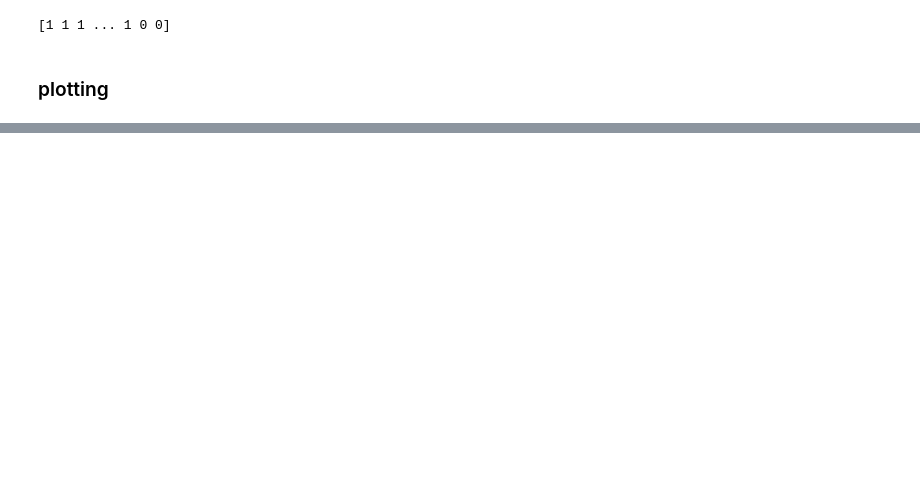
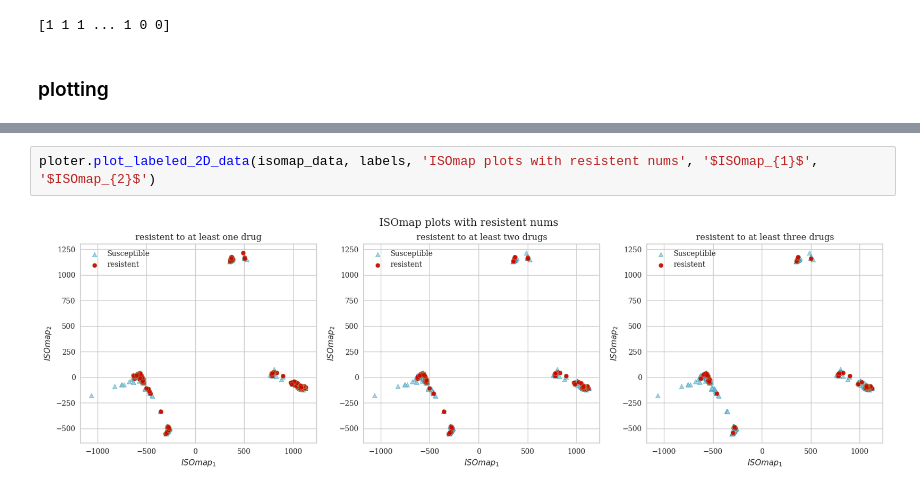
Before and after one commit to BigMasonFang/tb-project, a Jupyter notebook: 0720.ipynb, the cells around one changed output, grey strips where cells are left out. Cells and saved outputs as stored; diff of their text form; blank space fills up the shorter version.

```diff
--- a/0720.ipynb
+++ b/0720.ipynb
@@ -327,0 +109,4 @@ NameError: name 'MiniBatchKMeans' is not defined
+# %%
+ploter.plot_labeled_2D_data(isomap_data, labels, 'ISOmap plots with resistent nums', '$ISOmap_{1}$', '$ISOmap_{2}$')
+# %% [output]
+[figure, added]
```
Also changed, not shown: parts of 16 cells of this notebook, 8 other files.
